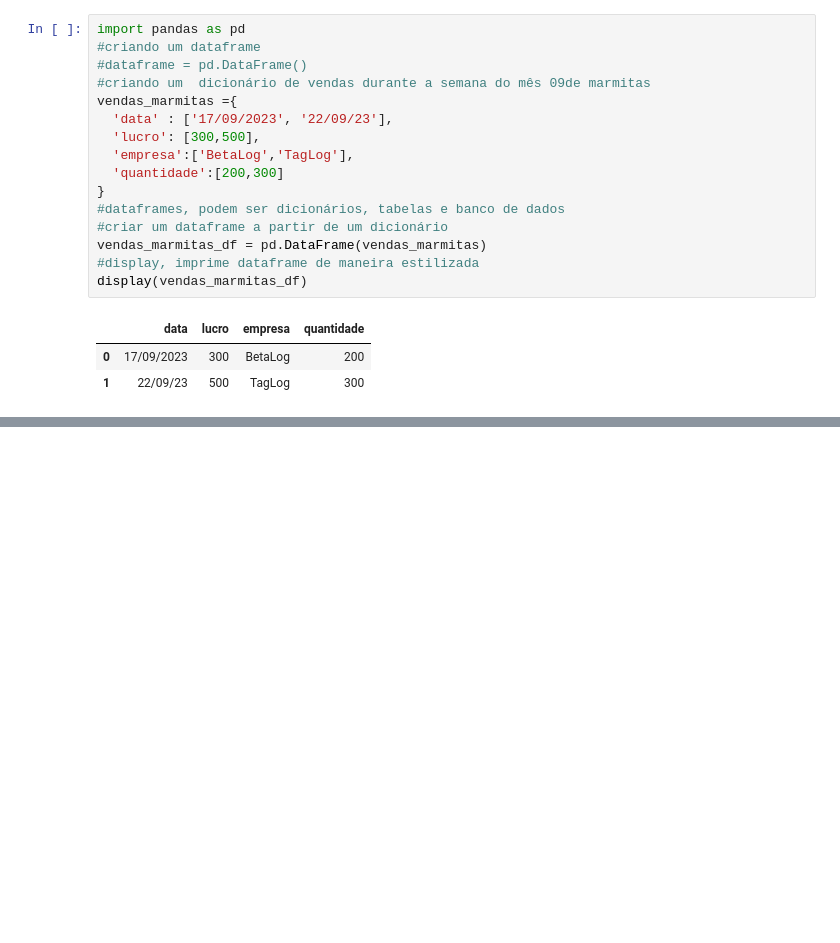
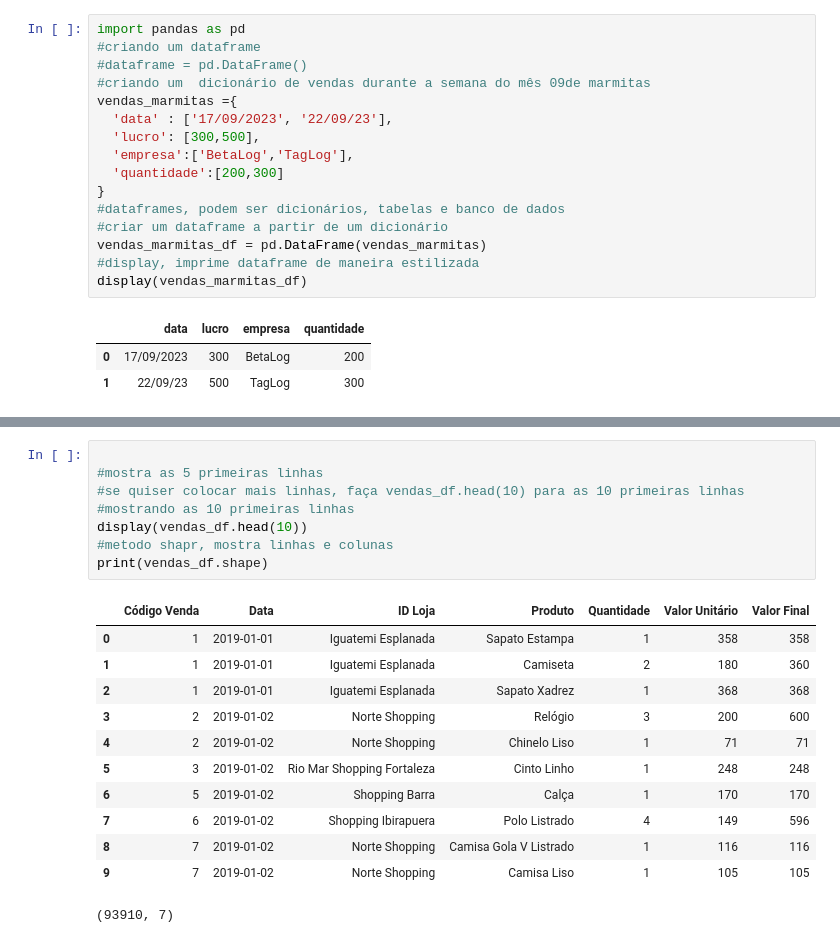
Before and after one commit to jeniferGoncalvesDaSilvaDev/pandas-python, a Jupyter notebook: pandas-learning.ipynb, the cells around one changed output, grey strips where cells are left out. Drawn from its saved outputs; the diff is of its cells as text; blank space fills up the shorter version.

```diff
--- a/pandas-learning.ipynb
+++ b/pandas-learning.ipynb
@@ -22,0 +42,21 @@ display(vendas_marmitas_df)
+# %%
+
+#mostra as 5 primeiras linhas
+#se quiser colocar mais linhas, faça vendas_df.head(10) para as 10 primeiras linhas
+#mostrando as 10 primeiras linhas
+display(vendas_df.head(10))
+#metodo shapr, mostra linhas e colunas
+print(vendas_df.shape)
+# %% [output]
+|  | Código Venda | Data | ID Loja | Produto | Quantidade | Valor Unitário | Valor Final |
+| 0 | 1 | 2019-01-01 | Iguatemi Esplanada | Sapato Estampa | 1 | 358 | 358 |
+| 1 | 1 | 2019-01-01 | Iguatemi Esplanada | Camiseta | 2 | 180 | 360 |
+| 2 | 1 | 2019-01-01 | Iguatemi Esplanada | Sapato Xadrez | 1 | 368 | 368 |
+| 3 | 2 | 2019-01-02 | Norte Shopping | Relógio | 3 | 200 | 600 |
+| 4 | 2 | 2019-01-02 | Norte Shopping | Chinelo Liso | 1 | 71 | 71 |
+| 5 | 3 | 2019-01-02 | Rio Mar Shopping Fortaleza | Cinto Linho | 1 | 248 | 248 |
+| 6 | 5 | 2019-01-02 | Shopping Barra | Calça | 1 | 170 | 170 |
+| 7 | 6 | 2019-01-02 | Shopping Ibirapuera | Polo Listrado | 4 | 149 | 596 |
+| 8 | 7 | 2019-01-02 | Norte Shopping | Camisa Gola V Listrado | 1 | 116 | 116 |
+| 9 | 7 | 2019-01-02 | Norte Shopping | Camisa Liso | 1 | 105 | 105 |
+(93910, 7)
```
Also changed, not shown: parts of 3 cells of this notebook.
